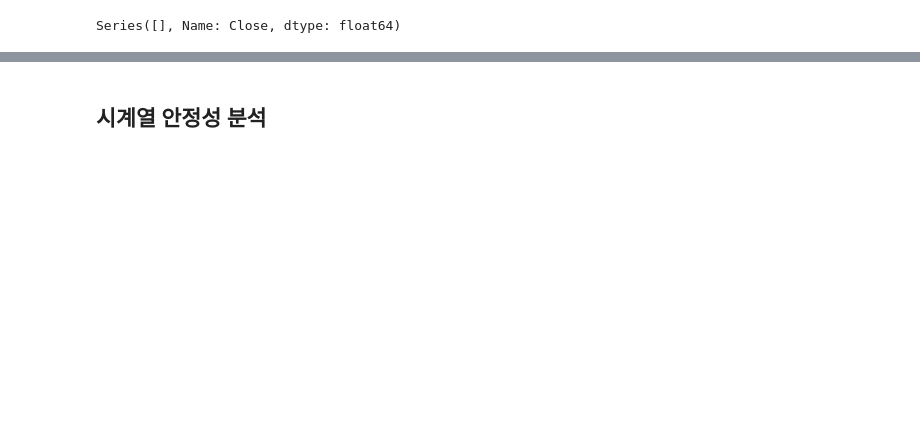
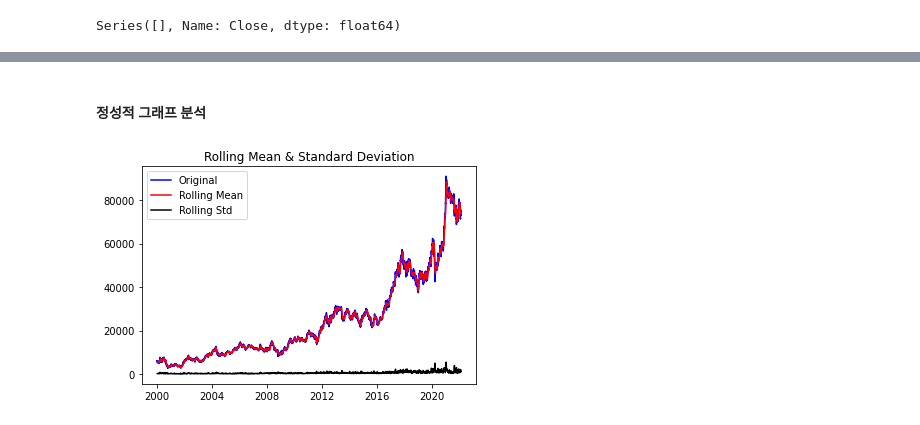
Before and after one commit to GRINTKIM/AIFFEL_EXPLORATION, a Jupyter notebook: [E-11]Stock_Prediction.ipynb, the cells around one changed output, grey strips where cells are left out. Drawn from its saved outputs; the diff is of its cells as text; code cells hidden in the pictures; blank space fills up the shorter version.

```diff
--- a/[E-11]Stock_Prediction.ipynb
+++ b/[E-11]Stock_Prediction.ipynb
@@ -47,5 +75,5 @@ ts_log = np.log(ts)
 # %% [markdown]
-## 시계열 안정성 분석
+#### 정성적 그래프 분석
 # %%
 def plot_rolling_statistics(timeseries, window=12):
 
@@ -59,3 +87,9 @@ def plot_rolling_statistics(timeseries, window=12):
     plt.legend(loc='best')
     plt.title('Rolling Mean & Standard Deviation')
     plt.show(block=False)
+# %%
+# ts의 Rolling Mean & Standard Deviation
+
+plot_rolling_statistics(ts)
+# %% [output]
+[figure, added]
```
Also changed, not shown: parts of 110 cells of this notebook.
